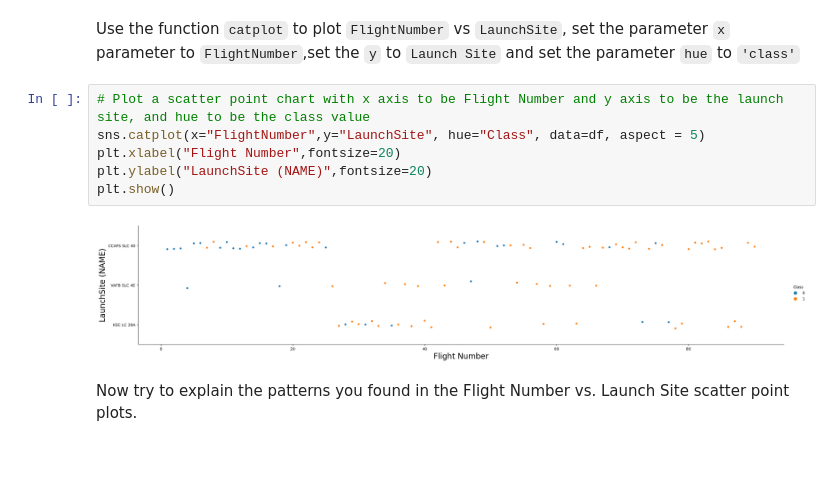
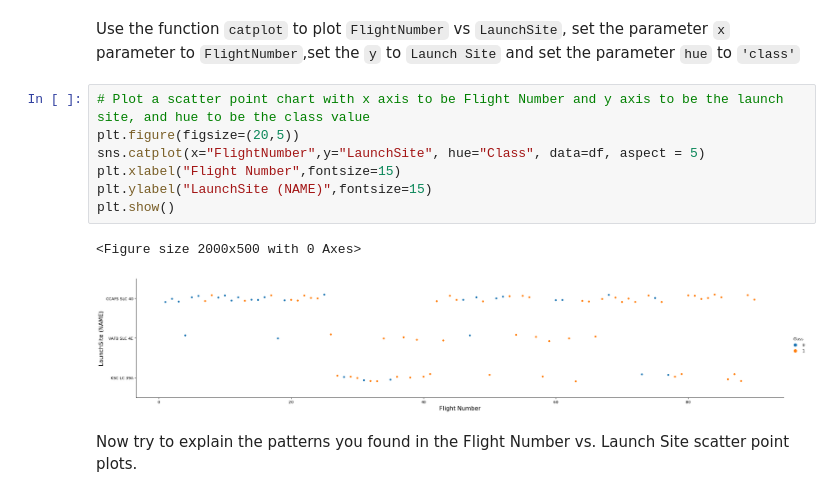
Before and after one commit to Jaimin1104/Data-Science-First-Project, a Jupyter notebook: jupyter-labs-eda-dataviz.ipynb.ipynb, the cells around one changed output. Cells and saved outputs as stored; diff of their text form; blank space fills up the shorter version.

```diff
--- a/jupyter-labs-eda-dataviz.ipynb.ipynb
+++ b/jupyter-labs-eda-dataviz.ipynb.ipynb
@@ -86,12 +85,14 @@ Next, let's drill down to each site visualize its detailed launch records.
 Use the function <code>catplot</code> to plot <code>FlightNumber</code> vs <code>LaunchSite</code>, set the  parameter <code>x</code>  parameter to <code>FlightNumber</code>,set the  <code>y</code> to <code>Launch Site</code> and set the parameter <code>hue</code> to <code>'class'</code>
 # %%
 # Plot a scatter point chart with x axis to be Flight Number and y axis to be the launch site, and hue to be the class value
+plt.figure(figsize=(20,5))
 sns.catplot(x="FlightNumber",y="LaunchSite", hue="Class", data=df, aspect = 5)
-plt.xlabel("Flight Number",fontsize=20)
-plt.ylabel("LaunchSite (NAME)",fontsize=20)
+plt.xlabel("Flight Number",fontsize=15)
+plt.ylabel("LaunchSite (NAME)",fontsize=15)
 plt.show()
 # %% [output]
+<Figure size 2000x500 with 0 Axes>
-[figure, old version]
+[figure, new version]
 # %% [markdown]
 Now try to explain the patterns you found in the Flight Number vs. Launch Site scatter point plots.
 # %% [markdown]
```
Also changed, not shown: parts of 4 cells of this notebook.
